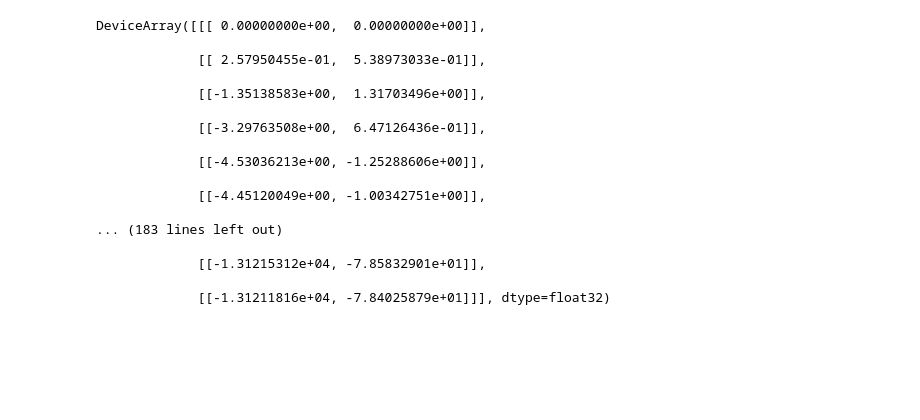
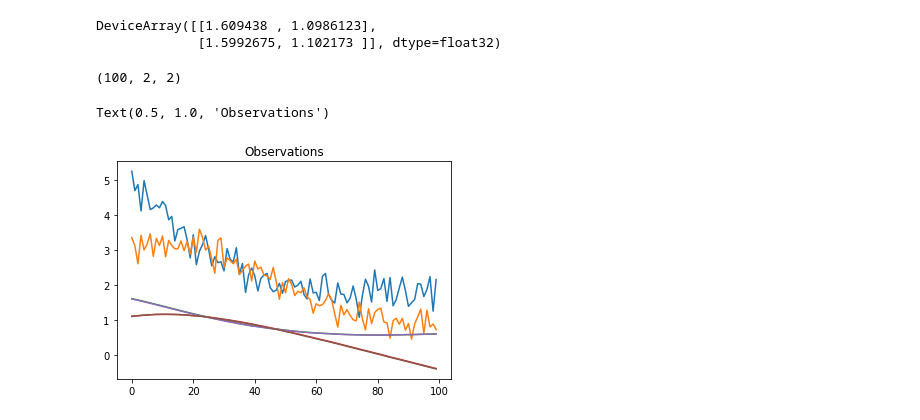
Before and after one commit to mlysy/pfjax, a Jupyter notebook: lotvol.ipynb, the cells around one changed output. Saved outputs shown, nothing was run; the diff lists cells and outputs as text; code cells hidden in the pictures; blank space fills up the shorter version.

Commit message:
lotvol model + stoch opt new formulation

```diff
--- a/lotvol.ipynb
+++ b/lotvol.ipynb
@@ -17,18 +17,17 @@ key = random.PRNGKey(0)
 
 alpha = 1.0
 beta = 1.0
-gamma = 1.0
+gamma = 4.0
 delta = 1.0
-sigma_h = 1.0
-sigma_l = 1.0
-tau_h = 1.0
-tau_l = 1.0
+sigma_h = 0.01
+sigma_l = 0.01
+tau_h = 0.25
+tau_l = 0.25
 
 theta = np.array([alpha, beta, gamma, delta, sigma_h, sigma_l, tau_h, tau_l])
 
-dt = 1
-n_res = 1
+dt = 0.01
+n_res = 2
 n_obs = 100
 lotvol_model = LotVolModel(dt, n_res)
 key, subkey = random.split(key)
-x_init = jnp.array([[0., 0.]])
@@ -37,2 +34,11 @@ WARNING:absl:No GPU/TPU found, falling back to CPU. (Set TF_CPP_MIN_LOG_LEVEL=0
+# %%
+x_init = lotvol_model.init_sample(y_init=jnp.log(jnp.array([5., 3.])),
+                     theta=jnp.append(theta[0:6], jnp.array([0., 0.])),
+                     key=subkey)
+# %%
+x_init
+# %% [output]
+DeviceArray([[1.609438 , 1.0986123],
+             [1.5992675, 1.102173 ]], dtype=float32)
 # %%
 y_meas, x_state = pf.meas_sim(lotvol_model, n_obs, x_init, theta, subkey)
@@ -43,20 +45,14 @@ plot_df = (pd.DataFrame({"time": jnp.arange(n_obs) * dt,
-# %%
-x_state
-# %% [output]
-DeviceArray([[[ 0.00000000e+00,  0.00000000e+00]],
-
-             [[ 2.57950455e-01,  5.38973033e-01]],
-
-             [[-1.35138583e+00,  1.31703496e+00]],
-
-             [[-3.29763508e+00,  6.47126436e-01]],
-
-             [[-4.53036213e+00, -1.25288606e+00]],
-
-             [[-4.45120049e+00, -1.00342751e+00]],
-
-... (183 lines left out)
-
-             [[-1.31215312e+04, -7.85832901e+01]],
-
-             [[-1.31211816e+04, -7.84025879e+01]]], dtype=float32)
+# %%
+x_state.shape
+# %% [output]
+(100, 2, 2)
+# %%
+import matplotlib.pyplot as plt
+plt.plot(y_meas[:, 0])
+plt.plot(y_meas[:, 1])
+plt.plot(x_state[:,0])
+plt.plot(x_state[:, 1])
+plt.title("Observations and Latent")
+# %% [output]
+Text(0.5, 1.0, 'Observations')
+[figure, added]
```
Also changed, not shown: parts of 6 cells of this notebook, 3 other files.
